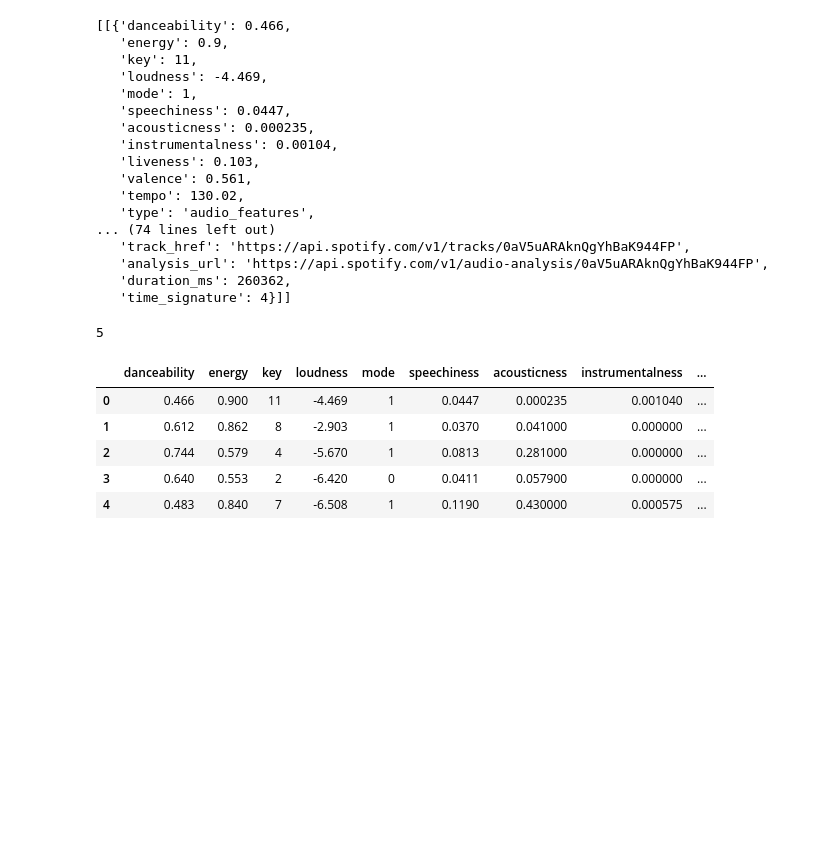
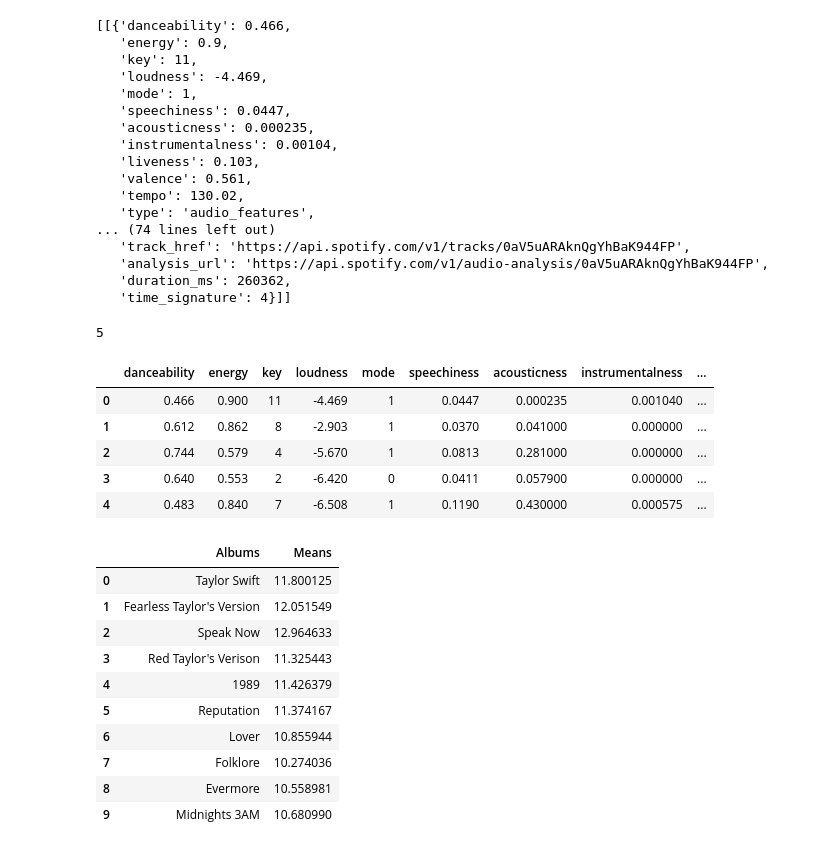
Before and after one commit to krice19/taylorswifteras, a Jupyter notebook: spotify_get_top_tracks.ipynb, the cells around one changed output. Saved outputs shown, nothing was run; the diff lists cells and outputs as text; code cells hidden in the pictures; blank space fills up the shorter version.

```diff
--- a/spotify_get_top_tracks.ipynb
+++ b/spotify_get_top_tracks.ipynb
@@ -140,0 +158,36 @@ song_df
+# %%
+df_data = {'Albums': ["Taylor Swift",
+                      "Fearless Taylor's Version",
+                      "Speak Now",
+                      "Red Taylor's Verison",
+                      "1989",
+                      "Reputation",
+                      "Lover",
+                      "Folklore",
+                      "Evermore",
+                      "Midnights 3AM"],
+           'Means': [ts_mean,
+                     fr_mean,
+                     sp_mean,
+                     rd_mean,
+                     e9_mean,
+                     rp_mean,
+                     lv_mean,
+                     fk_mean,
+                     ev_mean,
+                     md_mean]}
+
+df = pd.DataFrame(data=df_data)
+df
+# %% [output]
+|  | Albums | Means |
+| 0 | Taylor Swift | 11.800125 |
+| 1 | Fearless Taylor's Version | 12.051549 |
+| 2 | Speak Now | 12.964633 |
+| 3 | Red Taylor's Verison | 11.325443 |
+| 4 | 1989 | 11.426379 |
+| 5 | Reputation | 11.374167 |
+| 6 | Lover | 10.855944 |
+| 7 | Folklore | 10.274036 |
+| 8 | Evermore | 10.558981 |
+| 9 | Midnights 3AM | 10.680990 |
```
Also changed, not shown: parts of 11 cells of this notebook.
